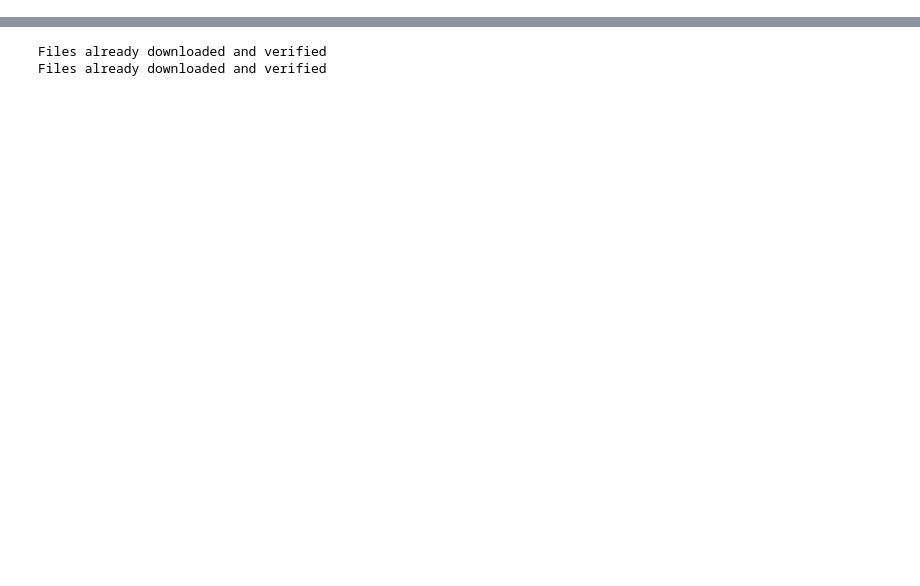
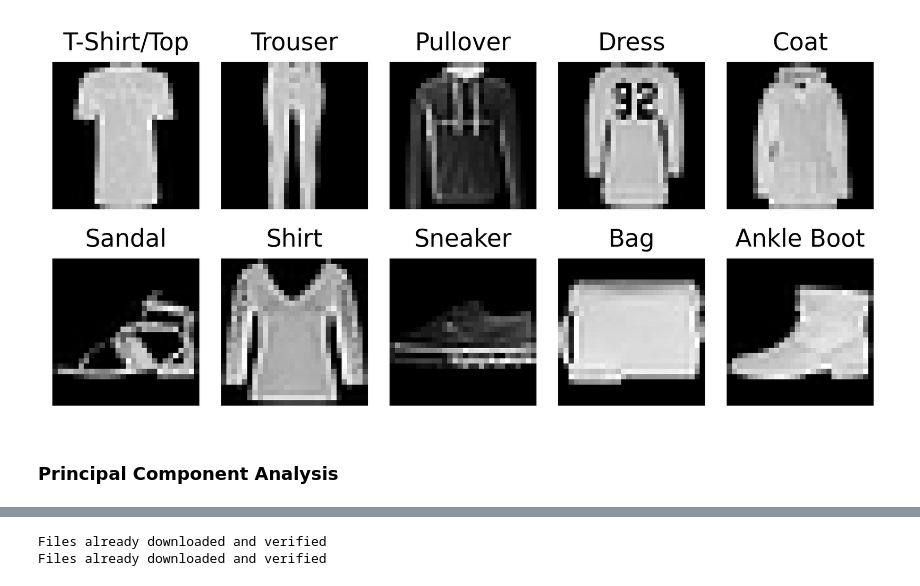
Before and after one commit to Rishabh42/Neural-Network-Image-Classifier, a Jupyter notebook: data_analysis/A2_analysis.ipynb, the cells around one changed output, grey strips where cells are left out. Cells and saved outputs as stored; diff of their text form; code cells hidden in the pictures; blank space fills up the shorter version.

Commit message:
Add PCA to data analysis

```diff
--- a/data_analysis/A2_analysis.ipynb
+++ b/data_analysis/A2_analysis.ipynb
@@ -14,0 +19,17 @@ transform = transforms.Compose([transforms.ToTensor(), transforms.Normalize((0.5
+# %%
+# Fashion MNIST Data analysis
+print("Fashion MNIST dataset analysis:")
+print("Number of training samples:", len(fmnist_trainset))
+print("Number of test samples:", len(fmnist_testset))
+print("Image shape:", fmnist_trainset[0][0].shape)
+print("Number of classes:", len(fmnist_trainset.classes))
+
+fmnist_classes = fmnist_trainset.classes
+fmnist_train_targets = np.array(fmnist_trainset.targets)
+fminst_test_targets = np.array(fmnist_testset.targets)
+
+fmnist_class_ix, fmnist_class_train_counts = np.unique(fmnist_train_targets, return_counts=True)
+fmnist_class_ix, fmnist_class_test_counts = np.unique(fminst_test_targets, return_counts=True)
+
+for ix, train_count, test_count in zip(fmnist_class_ix, fmnist_class_train_counts, fmnist_class_test_counts):
+  print(f'{fmnist_classes[ix]}:\n\t train samples: {train_count}, test samples: {test_count}')
@@ -14,0 +54,30 @@ transform = transforms.Compose([transforms.ToTensor(), transforms.Normalize((0.5
+# %%
+# Plot a sample image from each category
+fig, ax = plt.subplots(2, 5, figsize=(6,3), dpi=400)
+# plt.figure(figsize=(6, 2), dpi=400)
+
+# from the set of indices corresponding to class :class:, choose a random sample.
+for i, label in enumerate(fmnist_classes):
+    sample_ix = np.random.choice(np.where(fmnist_train_targets == i)[0])
+    image, label = fmnist_trainset[sample_ix]
+
+    # Convert from tensor to numpy array and transpose the channels to HWC format
+    image = image.numpy().transpose((1, 2, 0))
+    if i < 5:
+      row = 0
+      col = i
+    else:
+      row = 1
+      col = i -5
+
+    ax[row, col].imshow(image, cmap='gray', vmin=0, vmax=1)
+    ax[row, col].set_title(fmnist_classes[label].title())
+    ax[row, col].axis('off')
+
+plt.tight_layout()
+plt.savefig('../out/eda/fmnist_samples.png', dpi=400)
+plt.show()
+# %% [output]
+[figure, added]
+# %% [markdown]
+### Principal Component Analysis
```
Also changed, not shown: parts of 26 cells of this notebook, 4 other files.
